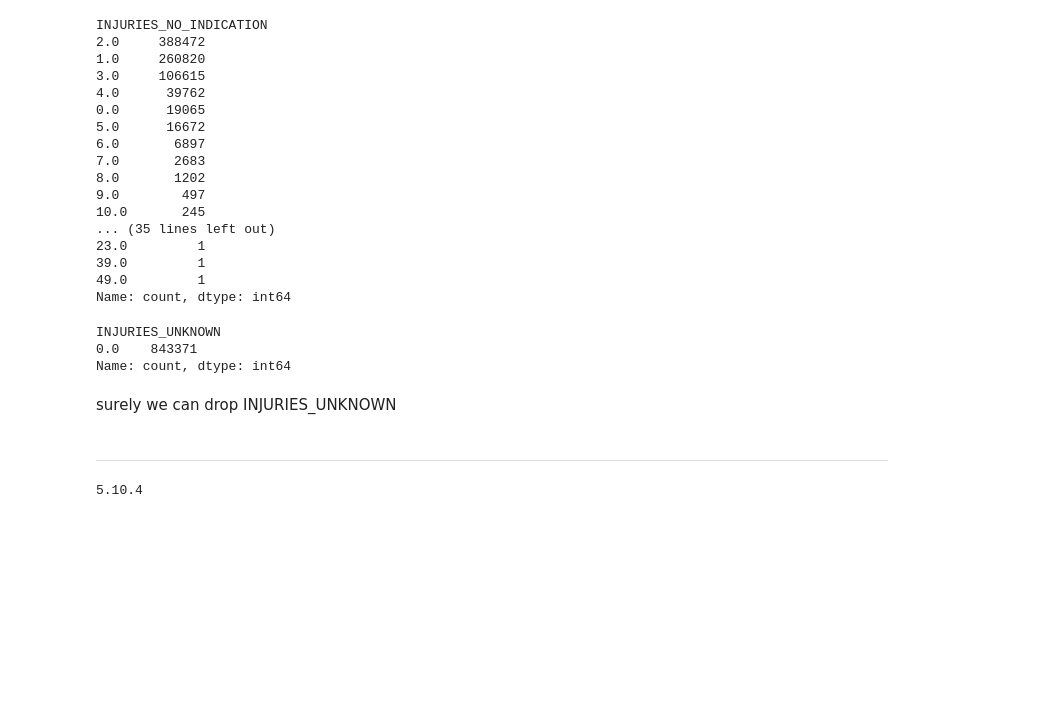
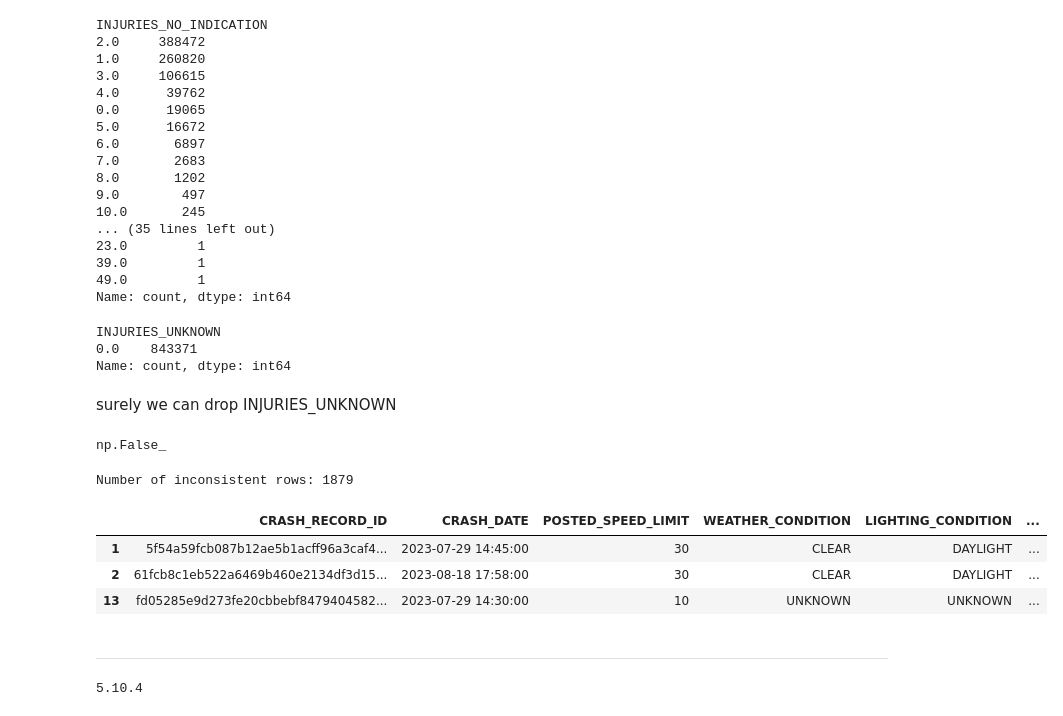
Before and after one commit to lavo2/DataMining-Project, a Jupyter notebook: 1-understanding.ipynb, the cells around one changed output. Saved outputs shown, nothing was run; the diff lists cells and outputs as text; code cells hidden in the pictures; blank space fills up the shorter version.

```diff
--- a/1-understanding.ipynb
+++ b/1-understanding.ipynb
@@ -710,0 +745,9 @@ Name: count, dtype: int64
+# %%
+CRASH_TYPE_MAPPING = {
+    'NO INJURY / DRIVE AWAY': 0,
+    'INJURY AND / OR TOW DUE TO CRASH': 1
+}
+
+crashes['CRASH_TYPE_b'] = crashes['CRASH_TYPE'].map(CRASH_TYPE_MAPPING)
+
+crashes['CRASH_TYPE_b'].value_counts()
@@ -1284,6 +1332,28 @@ INJURIES_UNKNOWN
 Name: count, dtype: int64
 # %% [markdown]
 surely we can drop INJURIES_UNKNOWN
+# %%
+# check if INJURIES_TOTAL is equal to the sum of the other injuries columns
+
+injuries_cols = ['INJURIES_FATAL', 'INJURIES_INCAPACITATING', 'INJURIES_NON_INCAPACITATING', 'INJURIES_REPORTED_NOT_EVIDENT']
+
+(crashes['INJURIES_TOTAL'] == crashes[injuries_cols].sum(axis=1)).all()
+# %% [output]
+np.False_
+# %%
+# FIND THE rows where the sums of incidents are not equal to INJURIES_TOTAL
+inconsistent_injuries = crashes[crashes['INJURIES_TOTAL'] != crashes[injuries_cols].sum(axis=1)]
+
+print("Number of inconsistent rows:", inconsistent_injuries.shape[0])
+# %% [output]
+Number of inconsistent rows: 1879
+# %%
+crashes.head(3)
+# %% [output]
+|  | CRASH_RECORD_ID | CRASH_DATE | POSTED_SPEED_LIMIT | WEATHER_CONDITION | LIGHTING_CONDITION | ... |
+| 1 | 5f54a59fcb087b12ae5b1acff96a3caf4... | 2023-07-29 14:45:00 | 30 | CLEAR | DAYLIGHT | ... |
+| 2 | 61fcb8c1eb522a6469b460e2134df3d15... | 2023-08-18 17:58:00 | 30 | CLEAR | DAYLIGHT | ... |
+| 13 | fd05285e9d273fe20cbbebf8479404582... | 2023-07-29 14:30:00 | 10 | UNKNOWN | UNKNOWN | ... |
 # %%
 crashes = crashes.drop(columns=['INJURIES_UNKNOWN'])
 # %% [markdown]
```
Also changed, not shown: parts of 8 cells of this notebook, 3 other files.
